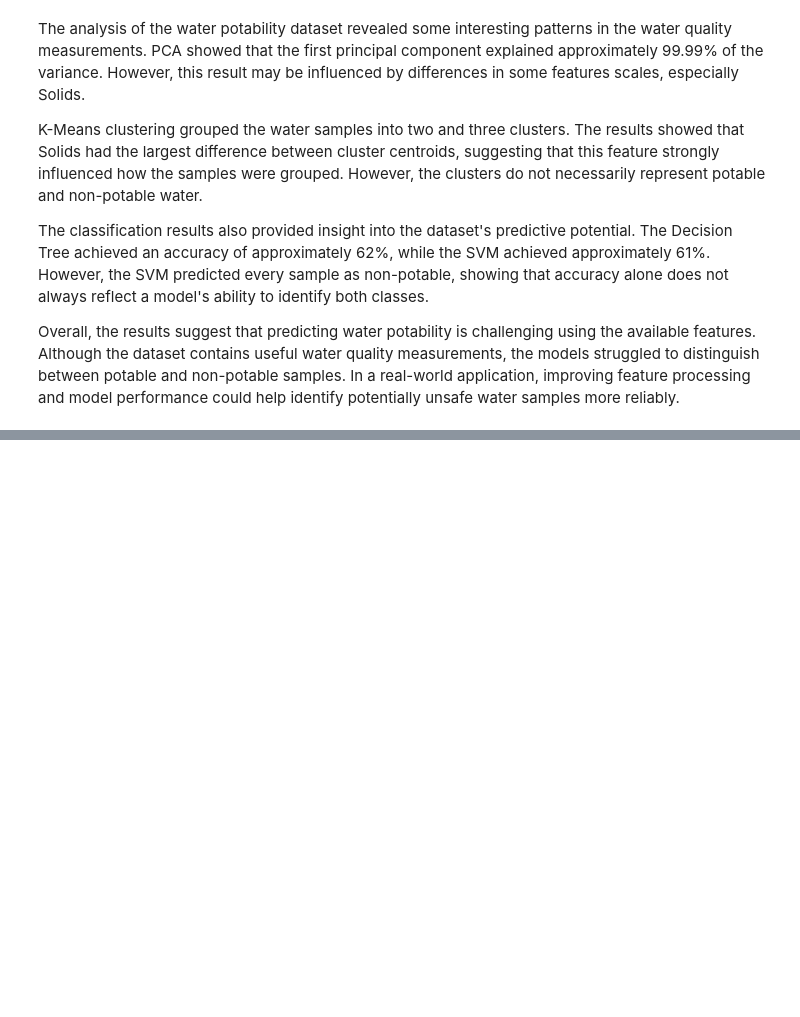
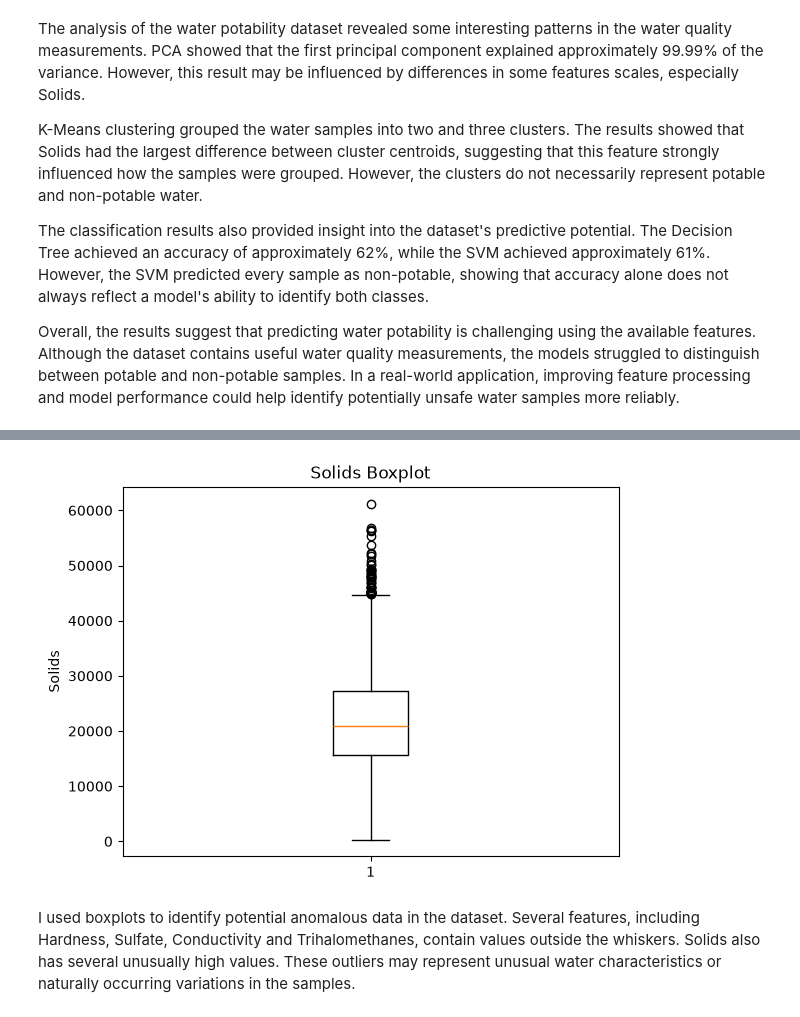
Before and after one commit to wkitar1/KitarMLProject1, a Jupyter notebook: classification.ipynb, the cells around one changed output, grey strips where cells are left out. Drawn from its saved outputs; the diff is of its cells as text; code cells hidden in the pictures; blank space fills up the shorter version.

```diff
--- a/classification.ipynb
+++ b/classification.ipynb
@@ -219,0 +221,9 @@ Overall, the results suggest that predicting water potability is challenging usi
+# %%
+plt.boxplot(df["Solids"])
+plt.title("Solids Boxplot")
+plt.ylabel("Solids")
+plt.show()
+# %% [output]
+[figure, added]
+# %% [markdown]
+I used boxplots to identify potential anomalous data in the dataset. Several features, including Hardness, Sulfate, Conductivity and Trihalomethanes, contain values outside the whiskers. Solids also has several unusually high values. These outliers may represent unusual water characteristics or naturally occurring variations in the samples.
```
Also changed, not shown: parts of 10 cells of this notebook.
